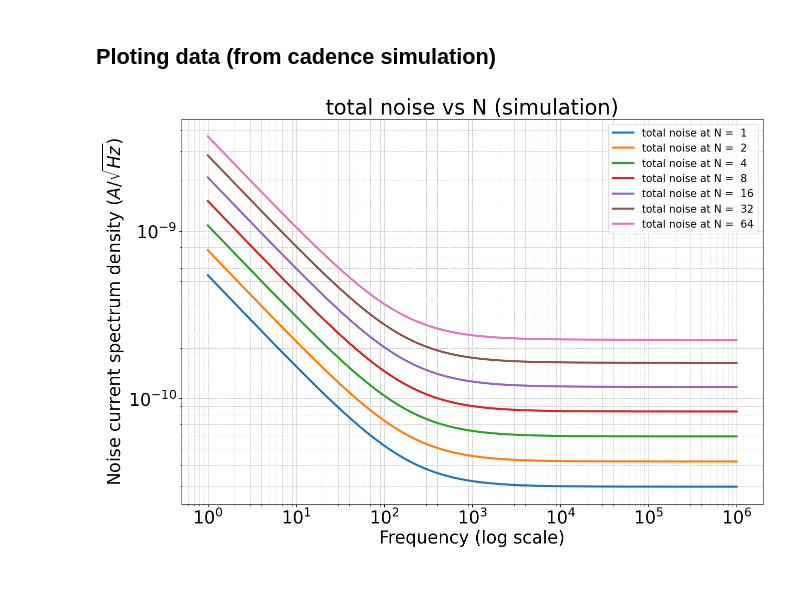
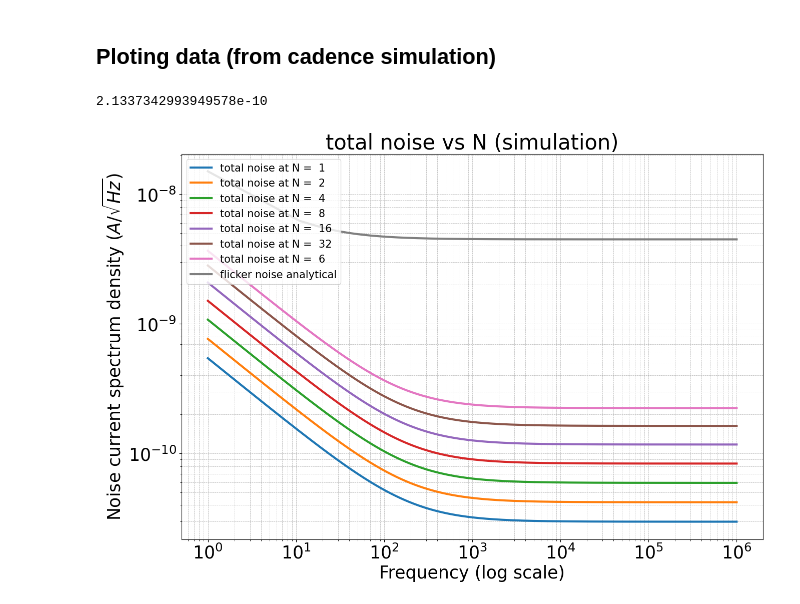
Before and after one commit to BaoTON1701/DAC_noise, a Jupyter notebook: noise_plt.ipynb, the cells around one changed output. Drawn from its saved outputs; the diff is of its cells as text; code cells hidden in the pictures.

```diff
--- a/noise_plt.ipynb
+++ b/noise_plt.ipynb
@@ -129,0 +157,35 @@ plt.grid()
+# %%
+N = 1
+beta = 400
+Rbb = 5
+K_f = (2e-8)*(1/4)**0.5 *(1.923 * (5e-6 + 0.04))**1.5
+VT = k_B * T / q
+h111 = beta * VT / Ic
+h112 = h111 / N
+Ic1 = Ic
+Ic2 = N * Ic1
+Rbb1 = Rbb
+Rbb2 = Rbb1 / N
+Ib =  Ic / beta
+Ib1 = Ib
+Ib2 = N * Ib1
+alpha = 2
+
+print(f' h111 = {h111} Ohm, h112 = {h112} Ohm')
+print(f' Rbb1 = {Rbb1} Ohm, Rbb2 = {Rbb2} Ohm')
+print(f' Ib1 = {Ib1} Ohm, Ib2 = {Ib2} Ohm')
+
+print(f'Kf = {K_f}')
+def SIx(f):
+     alpha = 2
+     num = np.ones(np.size(f))
+     SVBE2 = (
+     ((4 * k_B * T * Rbb2) * h112 / (Rbb1 + Rbb2 + h111 + h112))**2 * num
+     + ((2 * q * Ib2 * num + K_f * (Ib2 ** alpha) / f )**0.5 * (h112 * (Rbb1 + Rbb2 + h111) / (h112 + Rbb1 + Rbb2 + h111)))**2
+     + ((2 * q * Ic1 * num)**0.5 * (h111 * (h111 + Rbb1)) / (h111 + h112 + Rbb1 + Rbb2))**2 * num
+     + ((2 * q * Ib1 * num + K_f * (Ib1 ** alpha) / f)**0.5 * ((h111 * h112)/(Rbb1 + Rbb2 + h112)))**2
+     + ((4 * k_B * T * Rbb1)**0.5 * (h112 / (Rbb1 + Rbb2 + h111 + h112)))**2 * num
+     )
+     return np.sqrt(beta**2 * SVBE2 / h112**2)# + 2 * q * Ic2
+
+print(SIx(1))
@@ -202,18 +268,21 @@ dir = '../noise_current_mirror/noise1.csv'
 # %%
 data = pd.read_csv('noise_current_mirror_numberchange.csv', skiprows=1, header=None)
 # %%
+N = [1,2,4,8,16,32,6]
 num_col = np.arange(1,8,1)
 plt.figure(figsize = (15,10))
 for i in num_col:
     # plt.loglog(f, np.sqrt(flicker_noise(beta, n, T, f))*np.ones(np.size(f)) ,lw =  3, label = f'flicker noise at N =  {n}')
     plt.loglog(data[0], data[i] ,lw =  3, label = f'total noise at N =  {N[i-1]}')
+plt.loglog(f, np.sqrt(S_Ix(beta, 1, T, f)) ,lw =  3, label = f'flicker noise analytical')
 plt.title('total noise vs N (simulation)',fontsize = 30)
 plt.legend()
 plt.xlabel('Frequency (log scale)', fontsize = 25)
 plt.ylabel(r'Noise current spectrum density $(A/ \sqrt{Hz})$',fontsize = 25)
 plt.xticks(fontsize = 25)
 plt.yticks(fontsize = 25)
 plt.legend(fontsize = 15)
 plt.grid(True, which='both', linestyle='--', linewidth=0.5)
 # %% [output]
+2.1337342993949578e-10
-[figure, old version]
+[figure, new version]
```
Also changed, not shown: parts of 9 cells of this notebook.
